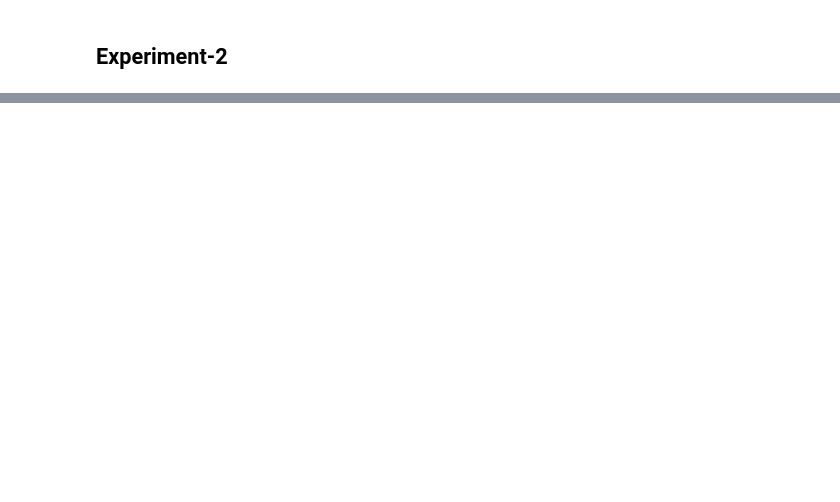
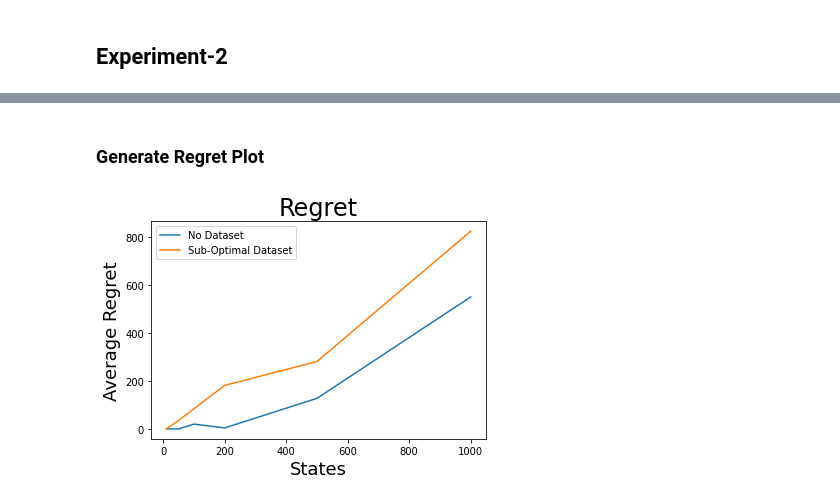
Before and after one commit to alomrani/Imitation-learning-project, a Jupyter notebook: LineWorldMDP/LineWorldMDP.ipynb, the cells around one changed output, grey strips where cells are left out. Cells and saved outputs as stored; diff of their text form; code cells hidden in the pictures; blank space fills up the shorter version.

```diff
--- a/LineWorldMDP/LineWorldMDP.ipynb
+++ b/LineWorldMDP/LineWorldMDP.ipynb
@@ -200,15 +200,20 @@ def res_plot(log_dir, log_dir_off):
     plt.show()
     fig.savefig('plot_rewards.png', dpi=600, bbox_inches='tight')
 
-def plot_regret(log):
+def plot_regret(log, log_off):
 	# plot rewards
     fig = plt.figure()
     plt.title('Regret', fontsize=24)
+    regret = []
+    regret_off = []
     for j in regret_states:
-        plt.plot(j - max(log[j]))
+        regret.append(j - max(log[j]))
+        regret_off.append(j - max(log_off[j]))
+    plt.plot(regret_states, regret)
+    plt.plot(regret_states, regret_off)
     plt.xlabel('States', fontsize=18)
-    plt.ylabel('Regret', fontsize=18)
-    plt.legend(regret_states)
+    plt.ylabel('Average Regret', fontsize=18)
+    plt.legend(['No Dataset','Sub-Optimal Dataset'])
     plt.show()
     fig.savefig('plot_regret.png', dpi=600, bbox_inches='tight')
 # %% [markdown]
@@ -312,22 +362,14 @@ res_plot(log_dict, log_dict_off)
 # %%
-lr = 0.001
-gamma = 0.99
-batch_size = 32
-num_steps = 5000
-window_size = 20
-log_interval = 1000
-buffer_size = 1000
-start_time = time.time()
-
-log = {}
-for num_states in [10,50,100,200,500,1000]:
+log_off = {}
+for num_states in regret_states:
     print('Number of States:', num_states, '\n')
     env = LineWorldMDP(num_states=num_states)
-    model = Net(env.num_states, env.num_actions)
-    optimizer = torch.optim.Adam(model.parameters(), lr=lr)
+    model_off = Net(env.num_states, env.num_actions)
+    optimizer = torch.optim.Adam(model_off.parameters(), lr=lr)
     replay_buffer = ReplayBuffer(buffer_size)
+    state = env.reset()
 
-    for _ in range(2*batch_size):
+    for _ in range(20*batch_size):
       action = 0
       next_state, reward, done, _ = env.step(action)
       replay_buffer.push(state, action, reward, next_state, done)
@@ -336,6 +378,6 @@ for num_states in [10,50,100,200,500,1000]:
         ep_step_count = 0
         done = False
 
-    log_dict = main(env, model, replay_buffer, data_collect=10)
-    log[num_states] = log_dict['average_rewards']
-    replay_buffer.empty()
+    log_dict = main(env, model_off, replay_buffer, data_collect=10)
+    log_off[num_states] = log_dict['average_rewards']
+    replay_buffer.buffer.clear()
@@ -341,0 +402,6 @@ for num_states in [10,50,100,200,500,1000]:
+# %% [markdown]
+### Generate Regret Plot
+# %%
+plot_regret(log, log_off)
+# %% [output]
+[figure, added]
```
Also changed, not shown: parts of 10 cells of this notebook, 3 other files.
